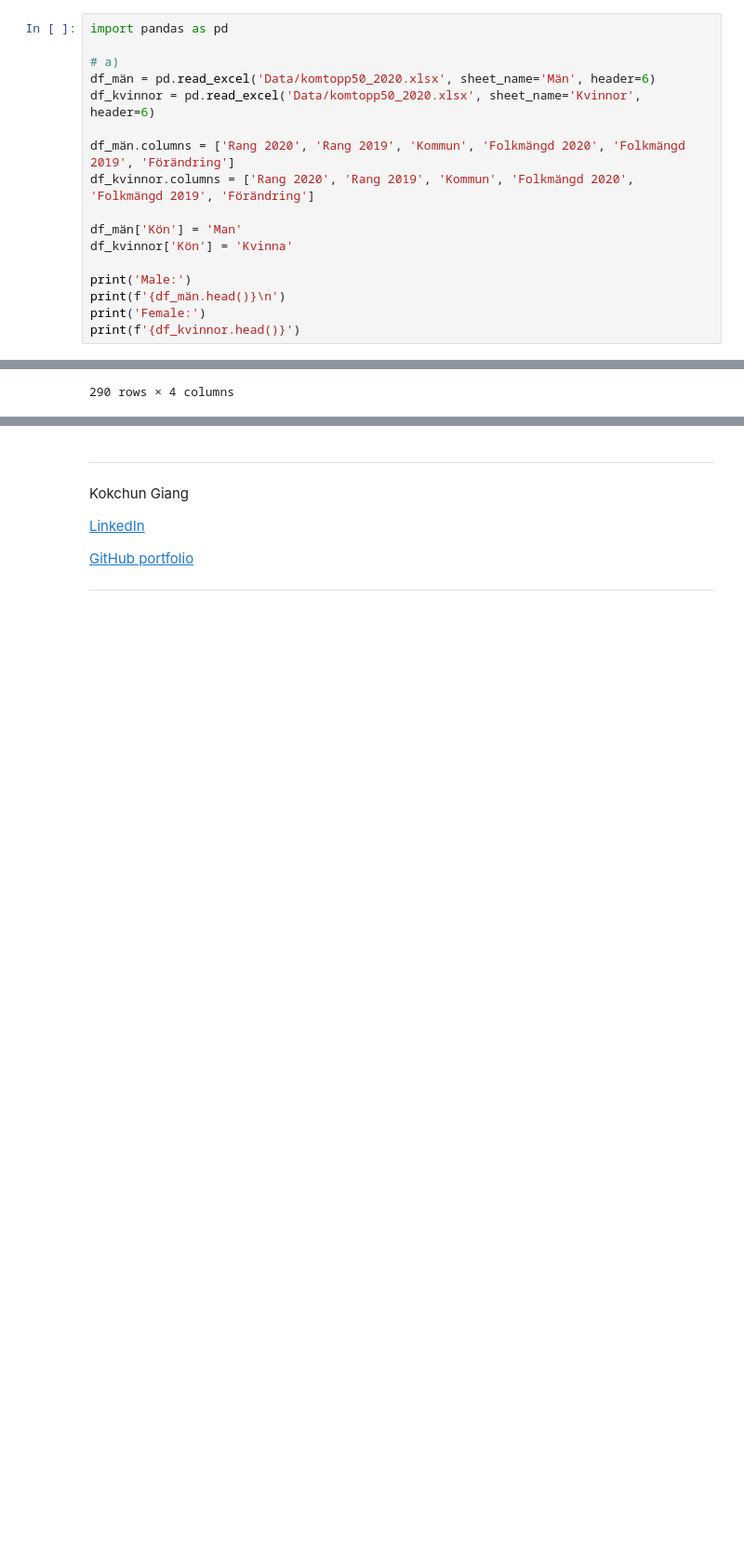
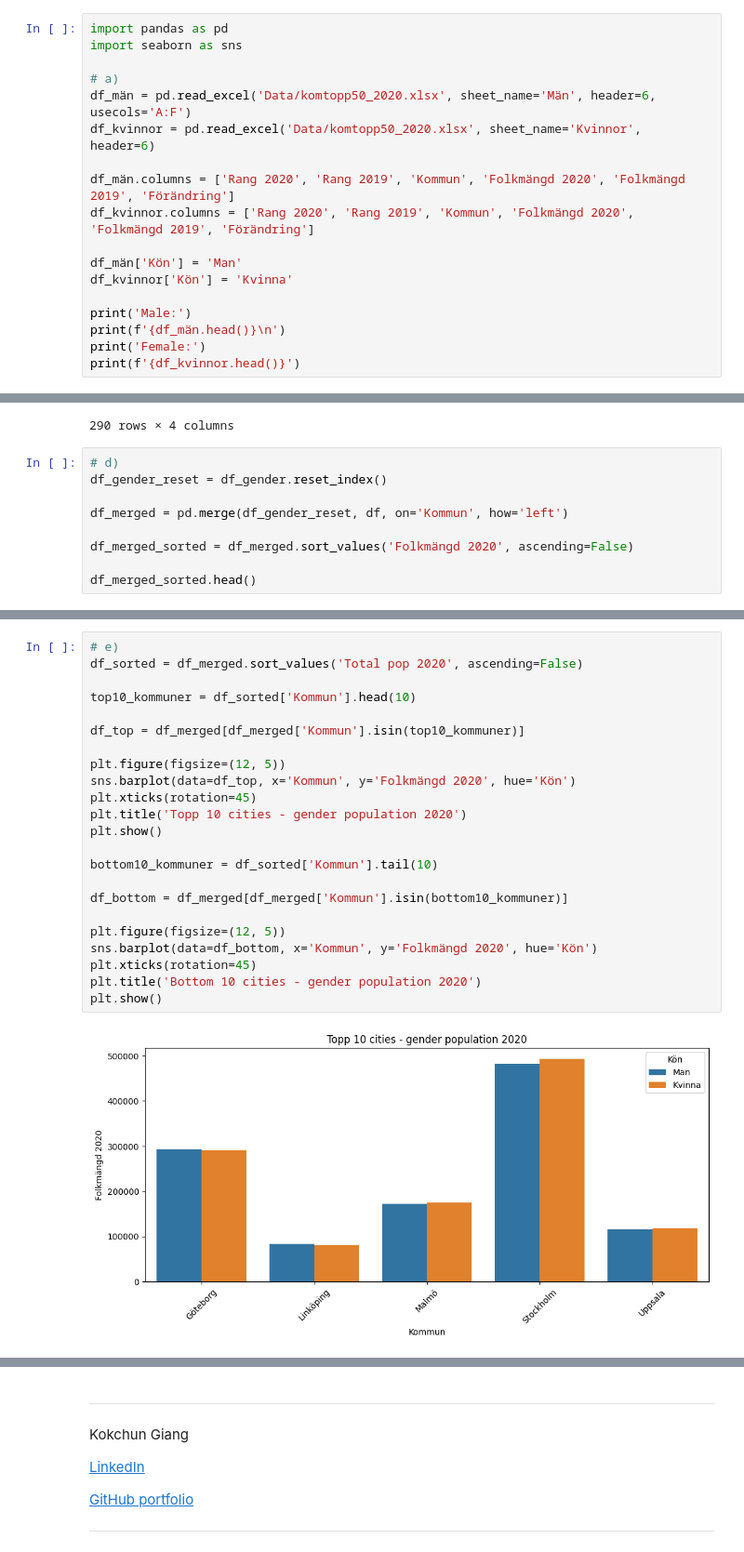
Before and after one commit to LucasZFriborg/Databehandling-Lucas-ZachauFriborg, a Jupyter notebook: Exercises/E00_pandas_basic_syntax.ipynb, the cells around one changed output, grey strips where cells are left out. Shown: that part at 93% size. Cells and saved outputs as stored; diff of their text form; blank space fills up the shorter version.

```diff
--- a/Exercises/E00_pandas_basic_syntax.ipynb
+++ b/Exercises/E00_pandas_basic_syntax.ipynb
@@ -511,9 +511,10 @@ h)
 </details>
 # %%
 import pandas as pd
+import seaborn as sns
 
 # a)
-df_män = pd.read_excel('Data/komtopp50_2020.xlsx', sheet_name='Män', header=6)
+df_män = pd.read_excel('Data/komtopp50_2020.xlsx', sheet_name='Män', header=6, usecols='A:F')
 df_kvinnor = pd.read_excel('Data/komtopp50_2020.xlsx', sheet_name='Kvinnor', header=6)
 
 df_män.columns = ['Rang 2020', 'Rang 2019', 'Kommun', 'Folkmängd 2020', 'Folkmängd 2019', 'Förändring']
@@ -594,3 +595,12 @@ df
 | 288 | Överkalix | 3289 | 3315 | -1.607049 |
 | 289 | Övertorneå | 4217 | 4299 | -3.809755 |
 290 rows × 4 columns
+# %%
+# d)
+df_gender_reset = df_gender.reset_index()
+
+df_merged = pd.merge(df_gender_reset, df, on='Kommun', how='left')
+
+df_merged_sorted = df_merged.sort_values('Folkmängd 2020', ascending=False)
+
+df_merged_sorted.head()
@@ -596,0 +614,25 @@ df
+# %%
+# e)
+df_sorted = df_merged.sort_values('Total pop 2020', ascending=False)
+
+top10_kommuner = df_sorted['Kommun'].head(10)
+
+df_top = df_merged[df_merged['Kommun'].isin(top10_kommuner)]
+
+plt.figure(figsize=(12, 5))
+sns.barplot(data=df_top, x='Kommun', y='Folkmängd 2020', hue='Kön')
+plt.xticks(rotation=45)
+plt.title('Topp 10 cities - gender population 2020')
+plt.show()
+
+bottom10_kommuner = df_sorted['Kommun'].tail(10)
+
+df_bottom = df_merged[df_merged['Kommun'].isin(bottom10_kommuner)]
+
+plt.figure(figsize=(12, 5))
+sns.barplot(data=df_bottom, x='Kommun', y='Folkmängd 2020', hue='Kön')
+plt.xticks(rotation=45)
+plt.title('Bottom 10 cities - gender population 2020')
+plt.show()
+# %% [output]
+[figure, added]
```
Also changed, not shown: parts of 4 cells of this notebook.
